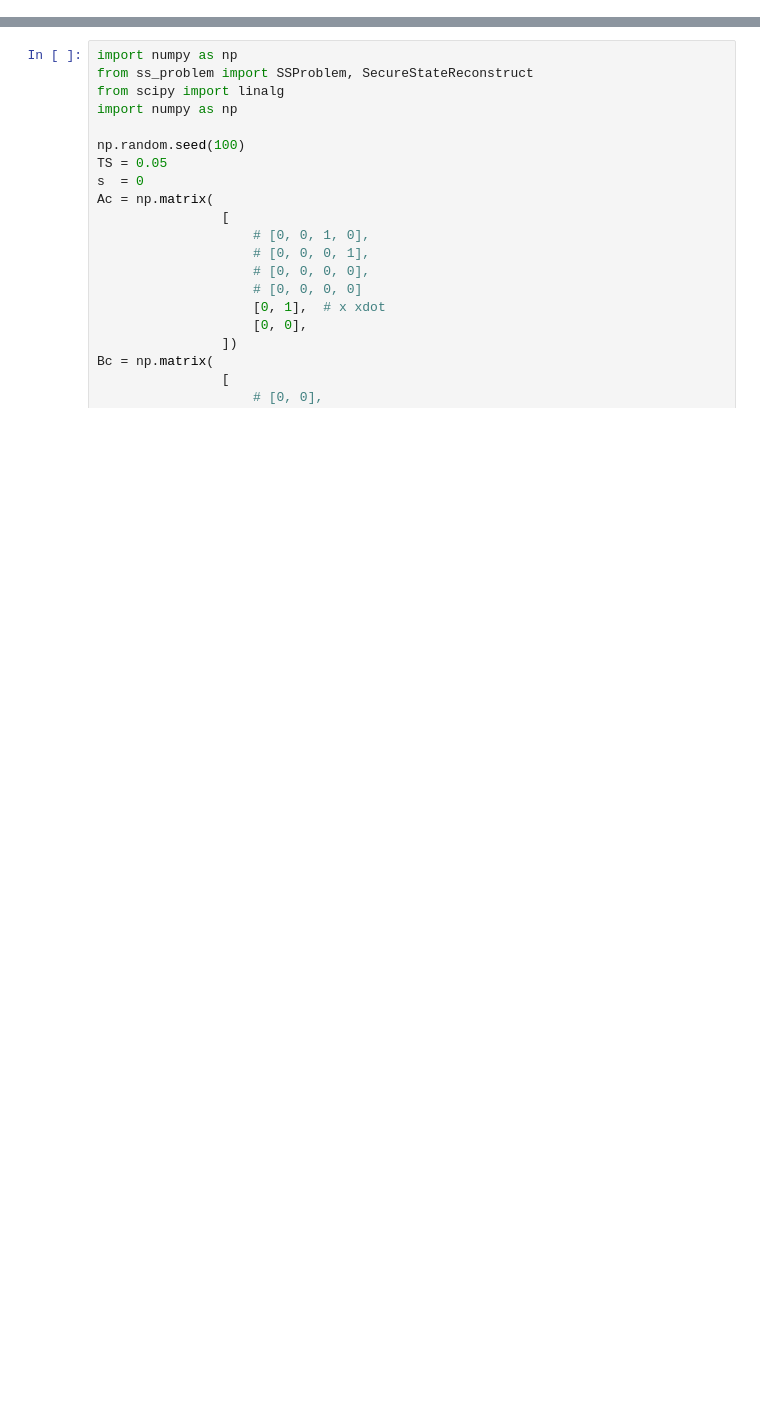
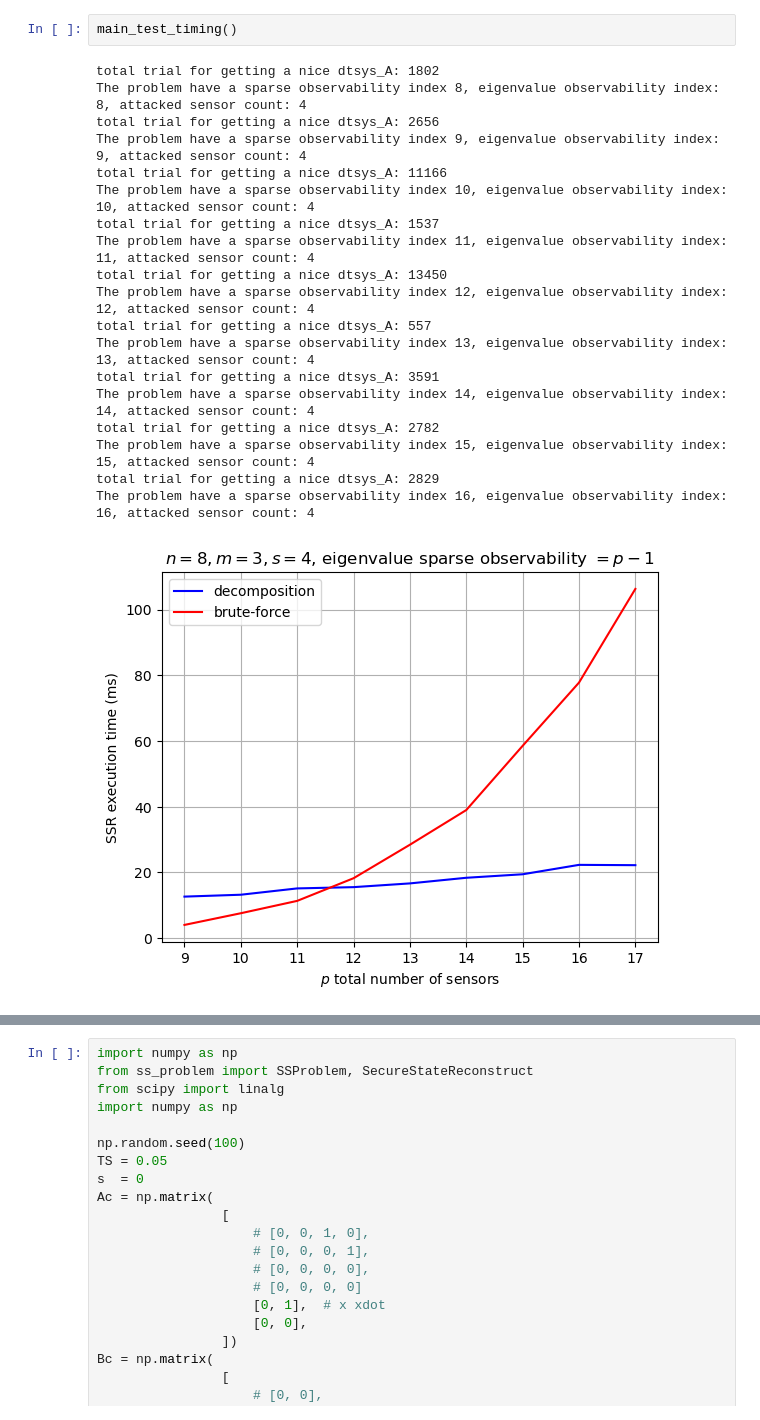
Before and after one commit to xiaotan-git/safety-under-sensor-attacks, a Jupyter notebook: test.ipynb, the cells around one changed output, grey strips where cells are left out. Drawn from its saved outputs; the diff is of its cells as text; blank space fills up the shorter version.

Commit message:
add timing two SSR algorithms

```diff
--- a/test.ipynb
+++ b/test.ipynb
@@ -174,0 +65,22 @@ execution time by brute-force approach:   0.03219007900042925s
+# %%
+main_test_timing()
+# %% [output]
+total trial for getting a nice dtsys_A: 1802
+The problem have a sparse observability index 8, eigenvalue observability index: 8, attacked sensor count: 4
+total trial for getting a nice dtsys_A: 2656
+The problem have a sparse observability index 9, eigenvalue observability index: 9, attacked sensor count: 4
+total trial for getting a nice dtsys_A: 11166
+The problem have a sparse observability index 10, eigenvalue observability index: 10, attacked sensor count: 4
+total trial for getting a nice dtsys_A: 1537
+The problem have a sparse observability index 11, eigenvalue observability index: 11, attacked sensor count: 4
+total trial for getting a nice dtsys_A: 13450
+The problem have a sparse observability index 12, eigenvalue observability index: 12, attacked sensor count: 4
+total trial for getting a nice dtsys_A: 557
+The problem have a sparse observability index 13, eigenvalue observability index: 13, attacked sensor count: 4
+total trial for getting a nice dtsys_A: 3591
+The problem have a sparse observability index 14, eigenvalue observability index: 14, attacked sensor count: 4
+total trial for getting a nice dtsys_A: 2782
+The problem have a sparse observability index 15, eigenvalue observability index: 15, attacked sensor count: 4
+total trial for getting a nice dtsys_A: 2829
+The problem have a sparse observability index 16, eigenvalue observability index: 16, attacked sensor count: 4
+[figure, added]
```
Also changed, not shown: parts of 5 cells of this notebook, 4 other files.
